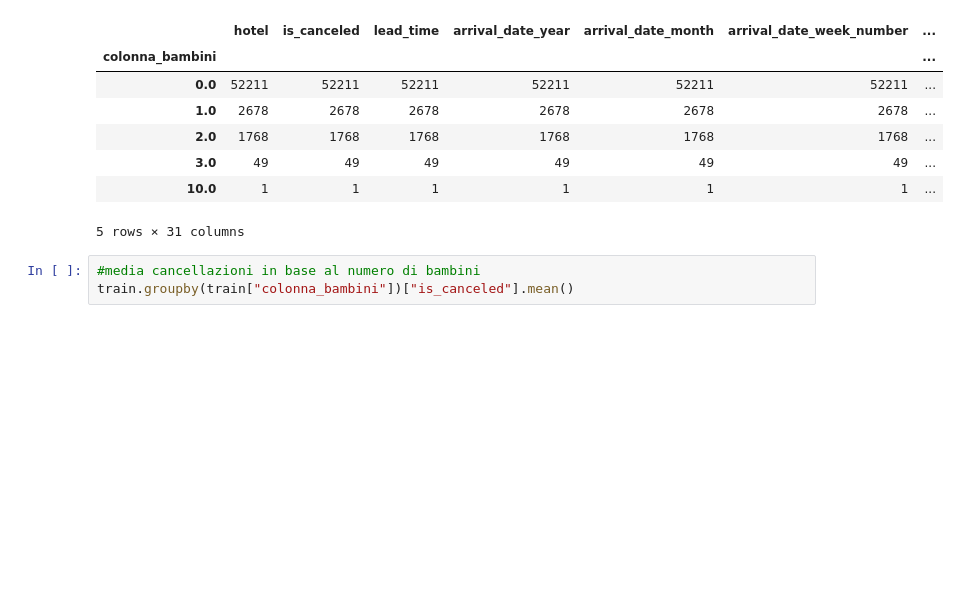
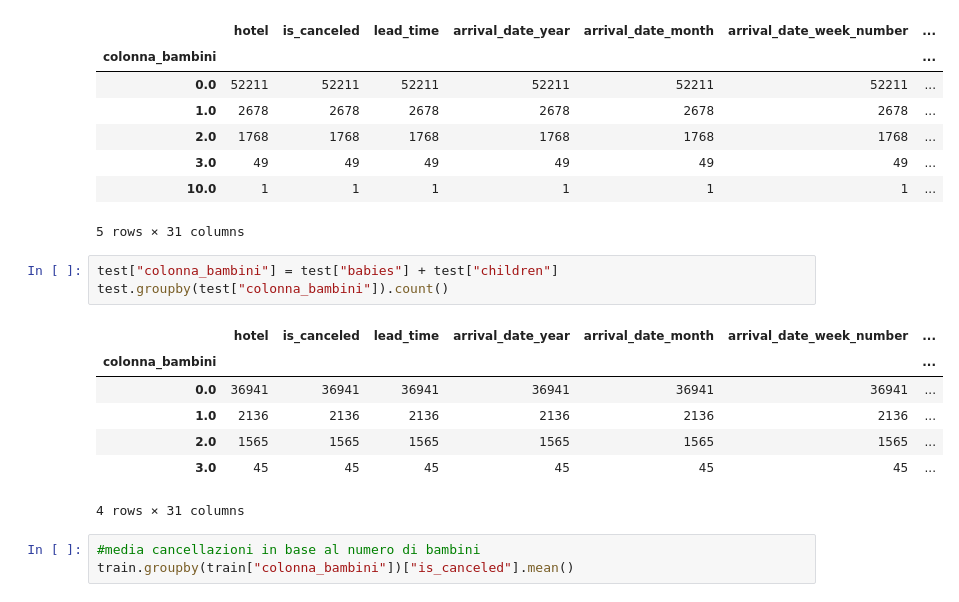
Before and after one commit to Nikocioni/progetto_programmazione_nik_ross_salvo, a Jupyter notebook: progetto_niko_ross_salvo_2.ipynb, the cells around one changed output. Cells and saved outputs as stored; diff of their text form; blank space fills up the shorter version.

```diff
--- a/progetto_niko_ross_salvo_2.ipynb
+++ b/progetto_niko_ross_salvo_2.ipynb
@@ -121,6 +124,17 @@ train.groupby(train["colonna_bambini"]).count()
 | 3.0 | 49 | 49 | 49 | 49 | 49 | 49 | ... |
 | 10.0 | 1 | 1 | 1 | 1 | 1 | 1 | ... |
 5 rows × 31 columns
+# %%
+test["colonna_bambini"] = test["babies"] + test["children"]
+test.groupby(test["colonna_bambini"]).count()
+# %% [output]
+|  | hotel | is_canceled | lead_time | arrival_date_year | arrival_date_month | arrival_date_week_number | ... |
+| colonna_bambini |  |  |  |  |  |  | ... |
+| 0.0 | 36941 | 36941 | 36941 | 36941 | 36941 | 36941 | ... |
+| 1.0 | 2136 | 2136 | 2136 | 2136 | 2136 | 2136 | ... |
+| 2.0 | 1565 | 1565 | 1565 | 1565 | 1565 | 1565 | ... |
+| 3.0 | 45 | 45 | 45 | 45 | 45 | 45 | ... |
+4 rows × 31 columns
 # %%
 #media cancellazioni in base al numero di bambini
 train.groupby(train["colonna_bambini"])["is_canceled"].mean()
```
Also changed, not shown: parts of 9 cells of this notebook.
